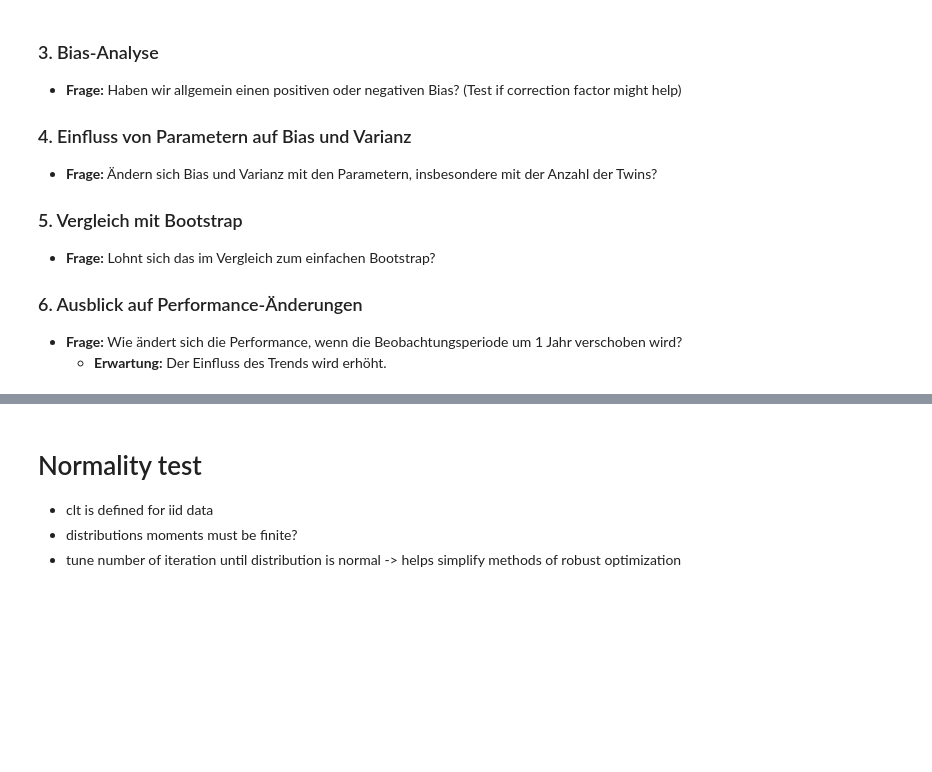
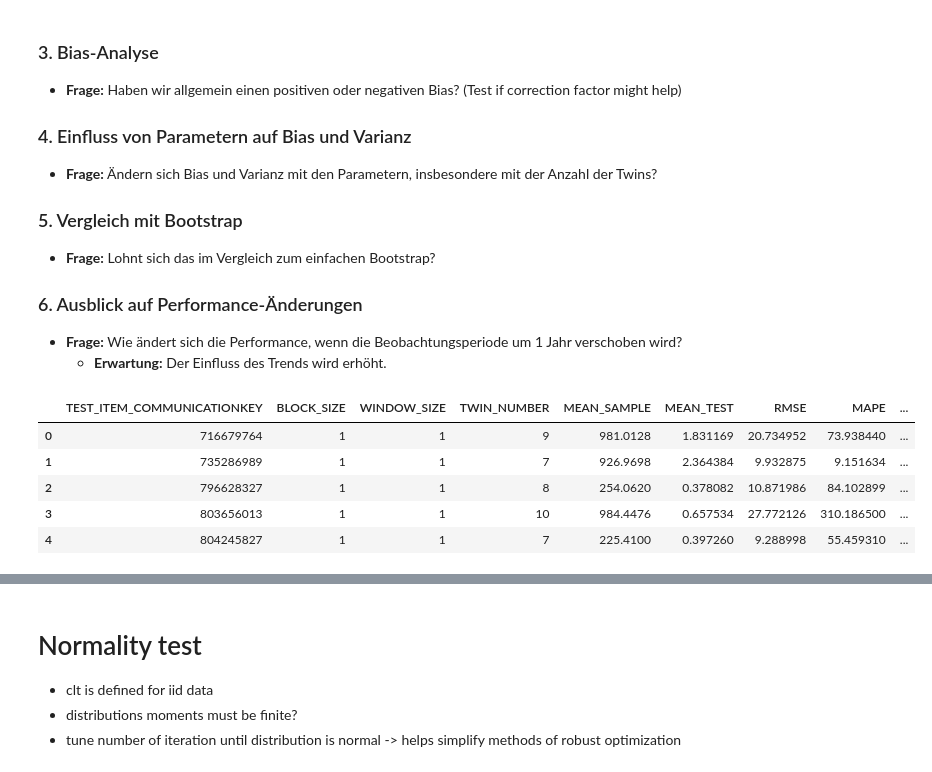
Before and after one commit to chrisnhr/Diplom, a Jupyter notebook: bootstrapping.ipynb, the cells around one changed output, grey strips where cells are left out. Cells and saved outputs as stored; diff of their text form; code cells hidden in the pictures; blank space fills up the shorter version.

```diff
--- a/bootstrapping.ipynb
+++ b/bootstrapping.ipynb
@@ -159,5 +86,16 @@ succes
 ### 6. Ausblick auf Performance-Änderungen
 - **Frage:** Wie ändert sich die Performance, wenn die Beobachtungsperiode um 1 Jahr verschoben wird?
   - **Erwartung:** Der Einfluss des Trends wird erhöht.
+# %%
+df_results = pd.read_csv("results/grid_results.csv")
+# %%
+df_results.head()
+# %% [output]
+|  | TEST_ITEM_COMMUNICATIONKEY | BLOCK_SIZE | WINDOW_SIZE | TWIN_NUMBER | MEAN_SAMPLE | MEAN_TEST | RMSE | MAPE | ... |
+| 0 | 716679764 | 1 | 1 | 9 | 981.0128 | 1.831169 | 20.734952 | 73.938440 | ... |
+| 1 | 735286989 | 1 | 1 | 7 | 926.9698 | 2.364384 | 9.932875 | 9.151634 | ... |
+| 2 | 796628327 | 1 | 1 | 8 | 254.0620 | 0.378082 | 10.871986 | 84.102899 | ... |
+| 3 | 803656013 | 1 | 1 | 10 | 984.4476 | 0.657534 | 27.772126 | 310.186500 | ... |
+| 4 | 804245827 | 1 | 1 | 7 | 225.4100 | 0.397260 | 9.288998 | 55.459310 | ... |
 # %%
 #1
```
Also changed, not shown: parts of 8 cells of this notebook, 10 other files.
